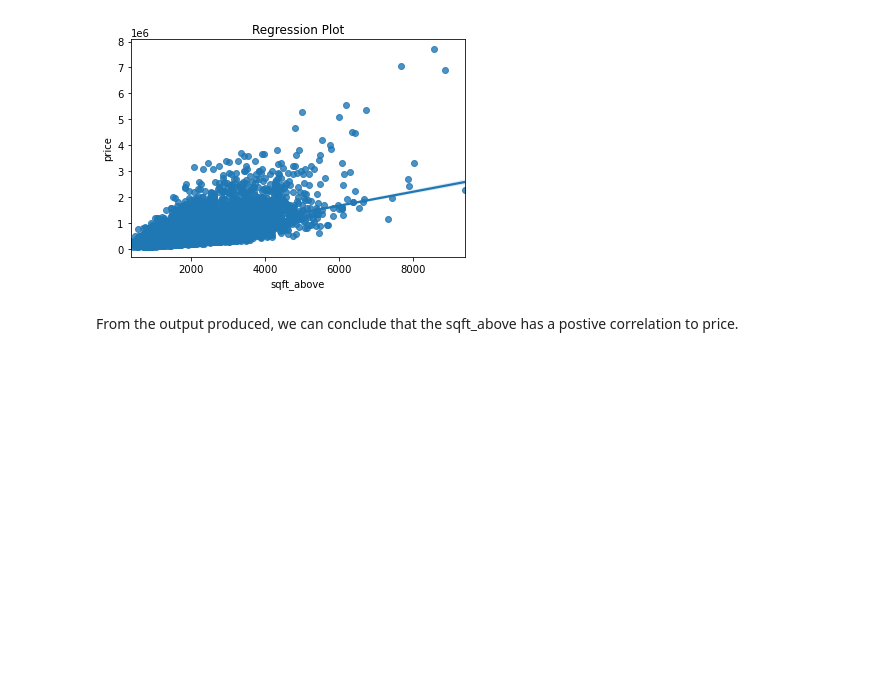
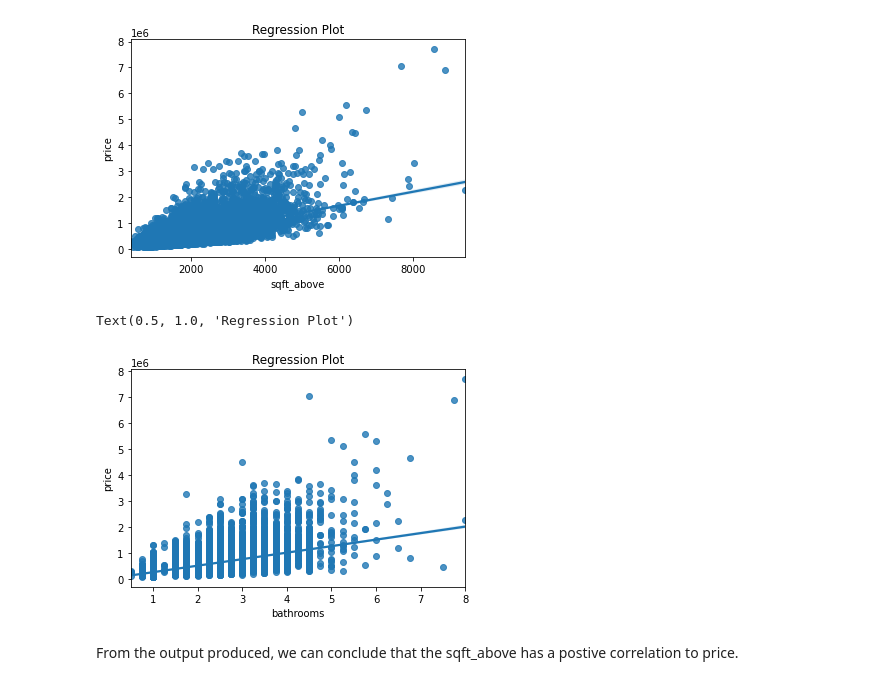
Before and after one commit to bourzat/group-2-phase-2-project, a Jupyter notebook: notebooks/kitasi.ipynb, the cells around one changed output. Drawn from its saved outputs; the diff is of its cells as text; code cells hidden in the pictures; blank space fills up the shorter version.

```diff
--- a/notebooks/kitasi.ipynb
+++ b/notebooks/kitasi.ipynb
@@ -332,5 +332,11 @@ plt.title("Regression Plot")
 # %% [output]
 Text(0.5, 1.0, 'Regression Plot')
 [figure]
+# %%
+sns.regplot(df['bathrooms'], df['price'])
+plt.title("Regression Plot")
+# %% [output]
+Text(0.5, 1.0, 'Regression Plot')
+[figure, added]
 # %% [markdown]
 From the output produced, we  can conclude that the sqft_above has a postive correlation to price.
```
Also changed, not shown: parts of 1 cell of this notebook.
